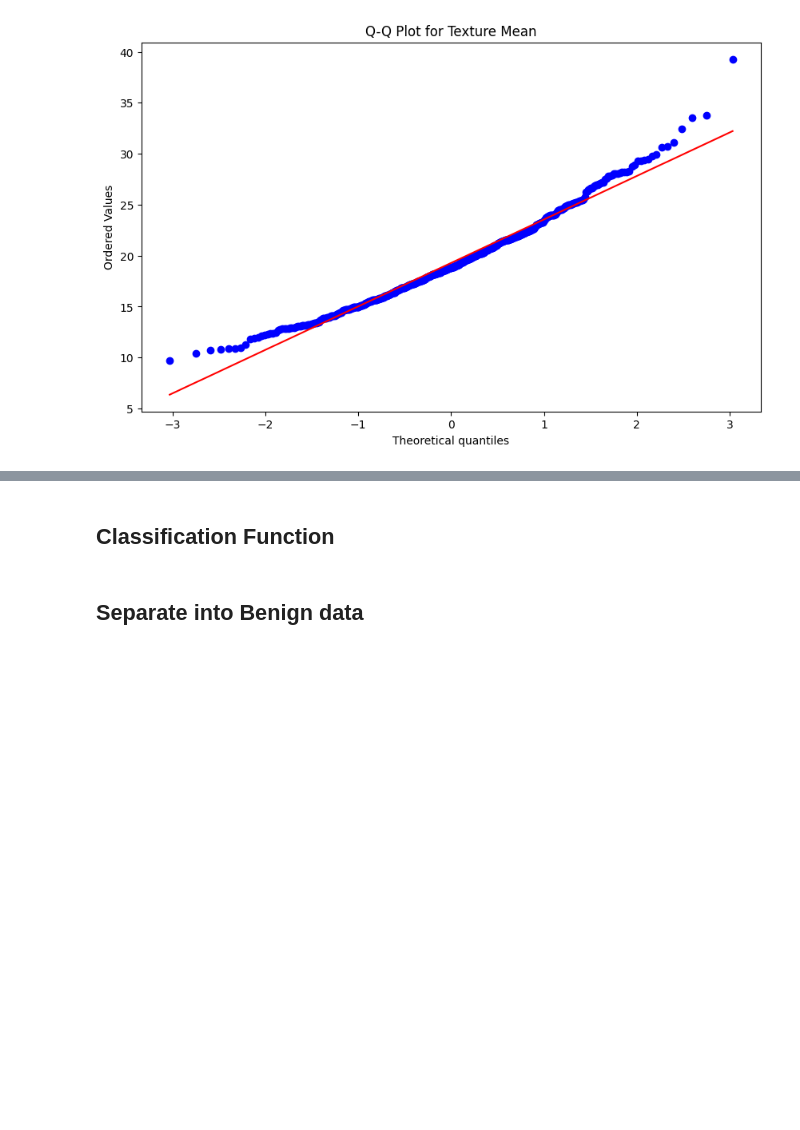
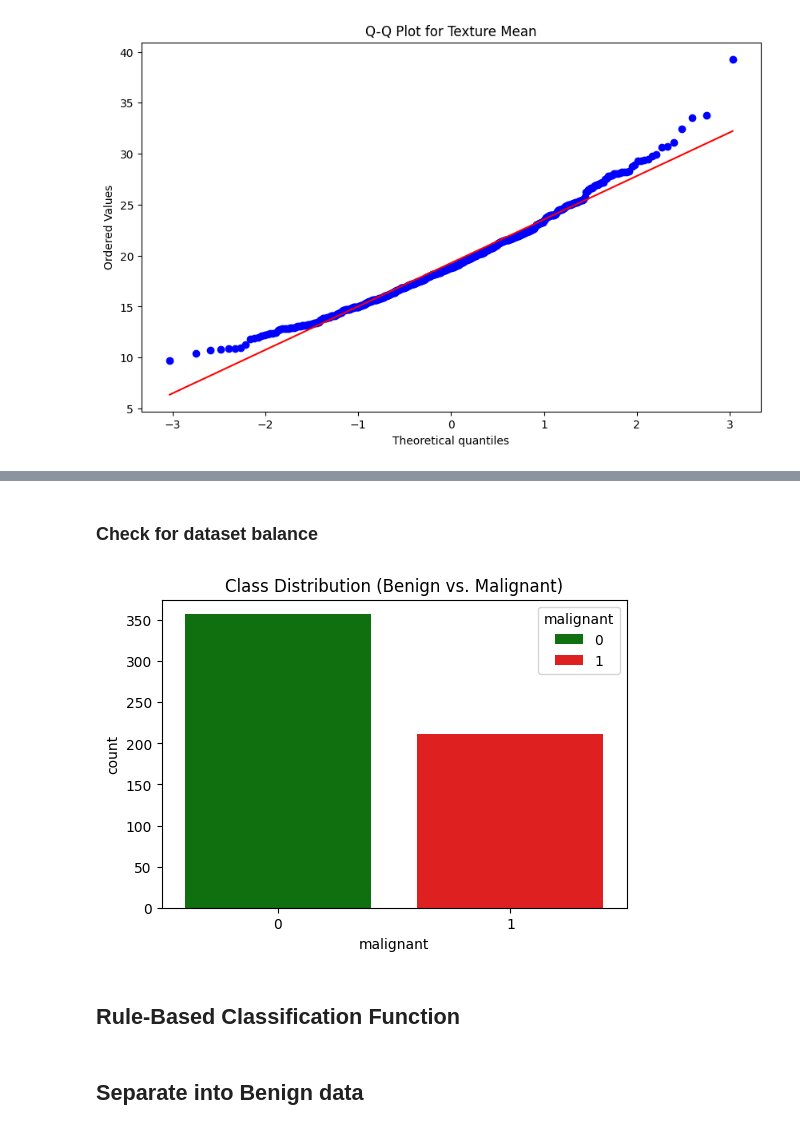
Before and after one commit to michael-hoon/chalmers-code, a Jupyter notebook: DAT410/Assignment 4/diagnostic.ipynb, the cells around one changed output, grey strips where cells are left out. Drawn from its saved outputs; the diff is of its cells as text; code cells hidden in the pictures; blank space fills up the shorter version.

```diff
--- a/DAT410/Assignment 4/diagnostic.ipynb
+++ b/DAT410/Assignment 4/diagnostic.ipynb
@@ -124,5 +142,14 @@ plt.show()
+# %% [markdown]
+### Check for dataset balance
+# %%
+plt.figure(figsize=(6, 4))
+sns.countplot(x='malignant', data=wdbc, hue='malignant', palette={0:'green', 1:'red'})
+plt.title('Class Distribution (Benign vs. Malignant)')
+plt.show()
+# %% [output]
+[figure, added]
 # %% [markdown]
-## Classification Function
+## Rule-Based Classification Function
 # %%
 size_features = ['radius_0', 'radius_2', 'perimeter_0', 'perimeter_2', 'area_0', 'area_2']
 shape_features = ['compactness_0', 'compactness_0', 'concavity_0', 'concavity_2', 'concave points_0', 'concave points_2', 'symmetry_2', 'fractal dimension_2']
```
Also changed, not shown: parts of 9 cells of this notebook.
